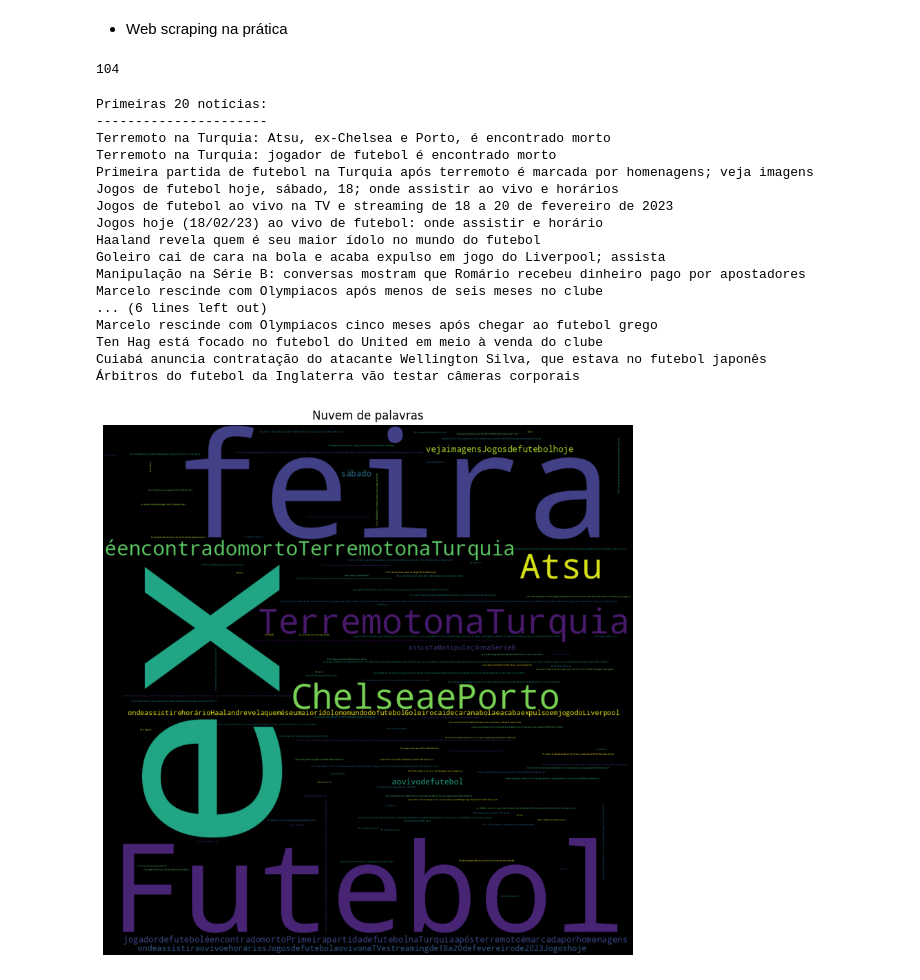
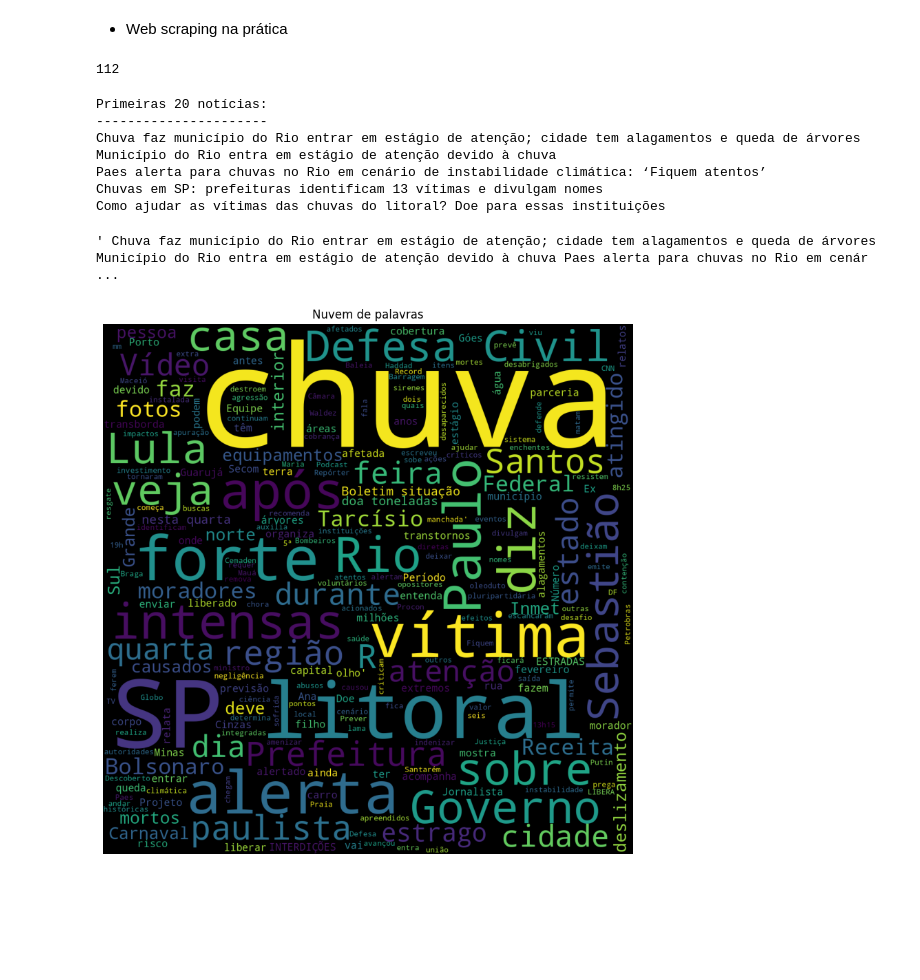
Before and after one commit to c-Tos1wa/web-scraping, a Jupyter notebook: web_scraping/notebook.ipynb, the cells around one changed output. Saved outputs shown, nothing was run; the diff lists cells and outputs as text; code cells hidden in the pictures; blank space fills up the shorter version.

Commit message:
uses nltk for stopwords

```diff
--- a/web_scraping/notebook.ipynb
+++ b/web_scraping/notebook.ipynb
@@ -59,38 +65,28 @@ def search(item):
 
     return scraper
 # %%
-df = search('futebol')
+df = search('chuvas')
 
 elements = df.find_all('h3')
 # %%
-# busca os textos osbre o assunto
+# busca os textos sobre o assunto
 news = [script.get_text() for script in elements]
 print(len(news))
 # %% [output]
-104
+112
 # %%
 print("Primeiras 20 notícias: ")
 print("----------------------")
-for n, loop in enumerate(news[0:20]):
+for n, loop in enumerate(news[0:5]):
     print(loop)
 # %% [output]
 Primeiras 20 notícias:
 ----------------------
-Terremoto na Turquia: Atsu, ex-Chelsea e Porto, é encontrado morto
-Terremoto na Turquia: jogador de futebol é encontrado morto
-Primeira partida de futebol na Turquia após terremoto é marcada por homenagens; veja imagens
-Jogos de futebol hoje, sábado, 18; onde assistir ao vivo e horários
-Jogos de futebol ao vivo na TV e streaming de 18 a 20 de fevereiro de 2023
-Jogos hoje (18/02/23) ao vivo de futebol: onde assistir e horário
-Haaland revela quem é seu maior ídolo no mundo do futebol
-Goleiro cai de cara na bola e acaba expulso em jogo do Liverpool; assista
-Manipulação na Série B: conversas mostram que Romário recebeu dinheiro pago por apostadores
-Marcelo rescinde com Olympiacos após menos de seis meses no clube
-... (6 lines left out)
-Marcelo rescinde com Olympiacos cinco meses após chegar ao futebol grego
-Ten Hag está focado no futebol do United em meio à venda do clube
-Cuiabá anuncia contratação do atacante Wellington Silva, que estava no futebol japonês
-Árbitros do futebol da Inglaterra vão testar câmeras corporais
+Chuva faz município do Rio entrar em estágio de atenção; cidade tem alagamentos e queda de árvores
+Município do Rio entra em estágio de atenção devido à chuva
+Paes alerta para chuvas no Rio em cenário de instabilidade climática: ‘Fiquem atentos’
+Chuvas em SP: prefeituras identificam 13 vítimas e divulgam nomes
+Como ajudar as vítimas das chuvas do litoral? Doe para essas instituições
 # %%
 mingle = ''
 
@@ -101,16 +98,21 @@ for loop in news:
+# %%
+mingle
+# %% [output]
+' Chuva faz município do Rio entrar em estágio de atenção; cidade tem alagamentos e queda de árvores Município do Rio entra em estágio de atenção devido à chuva Paes alerta para chuvas no Rio em cenár ...
 # %%
-# stopwords usando nltk
+Stopwords = nltk.corpus.stopwords.words('portuguese')
 # %%
 cloud = WordCloud(
-    width = 1000,
-    height = 1000,
-    max_words = 500,
-    stopwords = ['o', 'de', 'da', 'em', 'que', 'e', 'a', 'das', 'não', 'dos', 'sobre', 'é', 'na', 'com', 'Por', 'as', 'os', 'como', 'do', 'para', 'no', 'à', 'R', 'se']
+    width = 1200,
+    height = 1200,
+    max_words = 250,
+    # background_color='white',
+    stopwords = Stopwords
 ).generate(mingle)
 
 figurine, size = plt.subplots(figsize=(12, 10))
 plt.title('Nuvem de palavras')
 size.imshow(cloud)
 size.set_axis_off()
 # %% [output]
-[figure, old version]
+[figure, new version]
```
Also changed, not shown: parts of 5 cells of this notebook.
